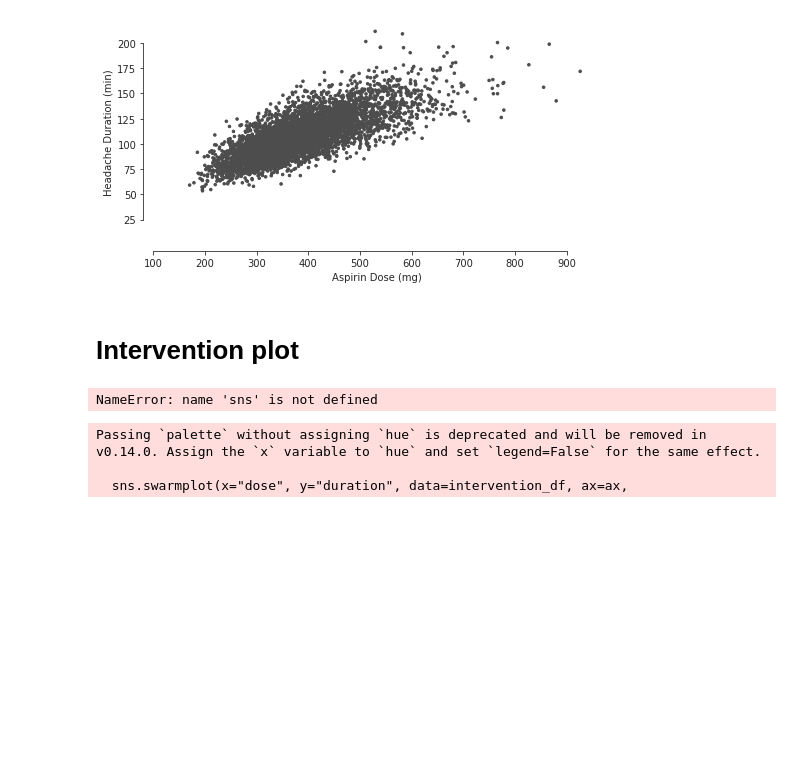
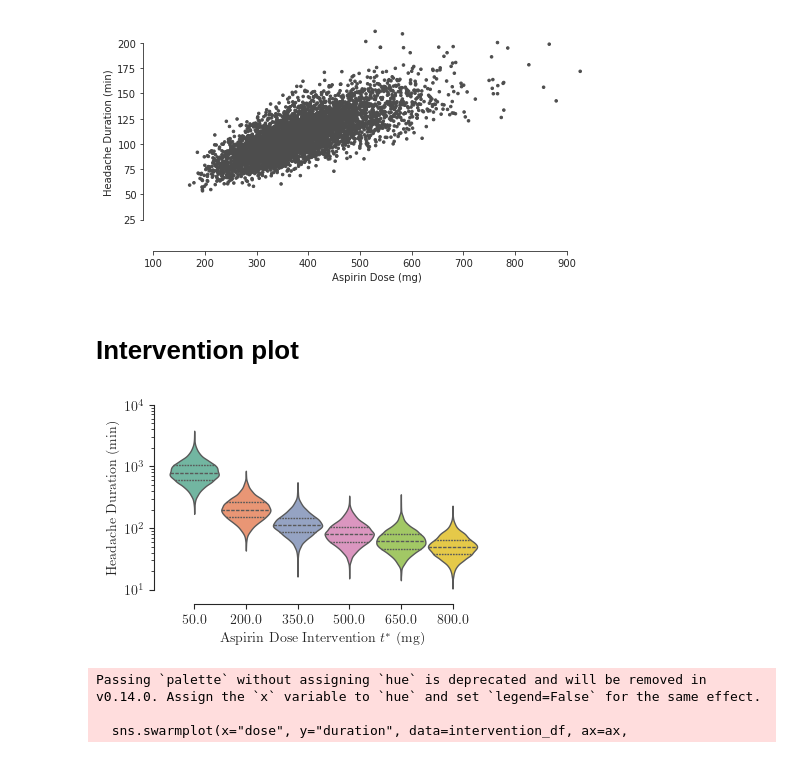
Before and after one commit to BrunoKM/causality-demo, a Jupyter notebook: notebooks/aspirin-icml-version.ipynb, the cells around one changed output. Cells and saved outputs as stored; diff of their text form; code cells hidden in the pictures; blank space fills up the shorter version.

Commit message:
update figure sizes

```diff
--- a/notebooks/aspirin-icml-version.ipynb
+++ b/notebooks/aspirin-icml-version.ipynb
@@ -287,16 +287,16 @@ intervention_df = pd.DataFrame({'dose': np.concatenate(ts_list), 'duration': np.
 # %%
 with sns.axes_style('ticks'):
     fig, ax = plt.subplots(figsize=(fig_width, fig_width*0.6))
     sns.violinplot(x="dose", y="duration", data=intervention_df, ax=ax,
-                   palette=sns.color_palette('Set2'), density_norm='area', width=0.95, linewidth=1.0, inner='quartile', log_scale=True)
+                   palette=sns.color_palette('Set2'), hue="dose", density_norm='area', width=0.95, linewidth=1.0, inner='quartile', log_scale=True, legend=False)
     ax.set_ylim(10, 10000)
     sns.despine(offset=10, trim=True)
     ax.set_xlabel('Aspirin Dose Intervention $t^*$ (mg)')
     ax.set_ylabel('Headache Duration (min)')
 plt.savefig('../plots/aspirin-example-intervention.eps', bbox_inches='tight')
 plt.savefig('../plots/aspirin-example-intervention.pdf', bbox_inches='tight')
 # %% [output]
-NameError: name 'sns' is not defined
+[figure, added]
 # %%
 with sns.axes_style('ticks'):
     fig, ax = plt.subplots(figsize=(8, 4))
```
Also changed, not shown: parts of 1 cell of this notebook.
